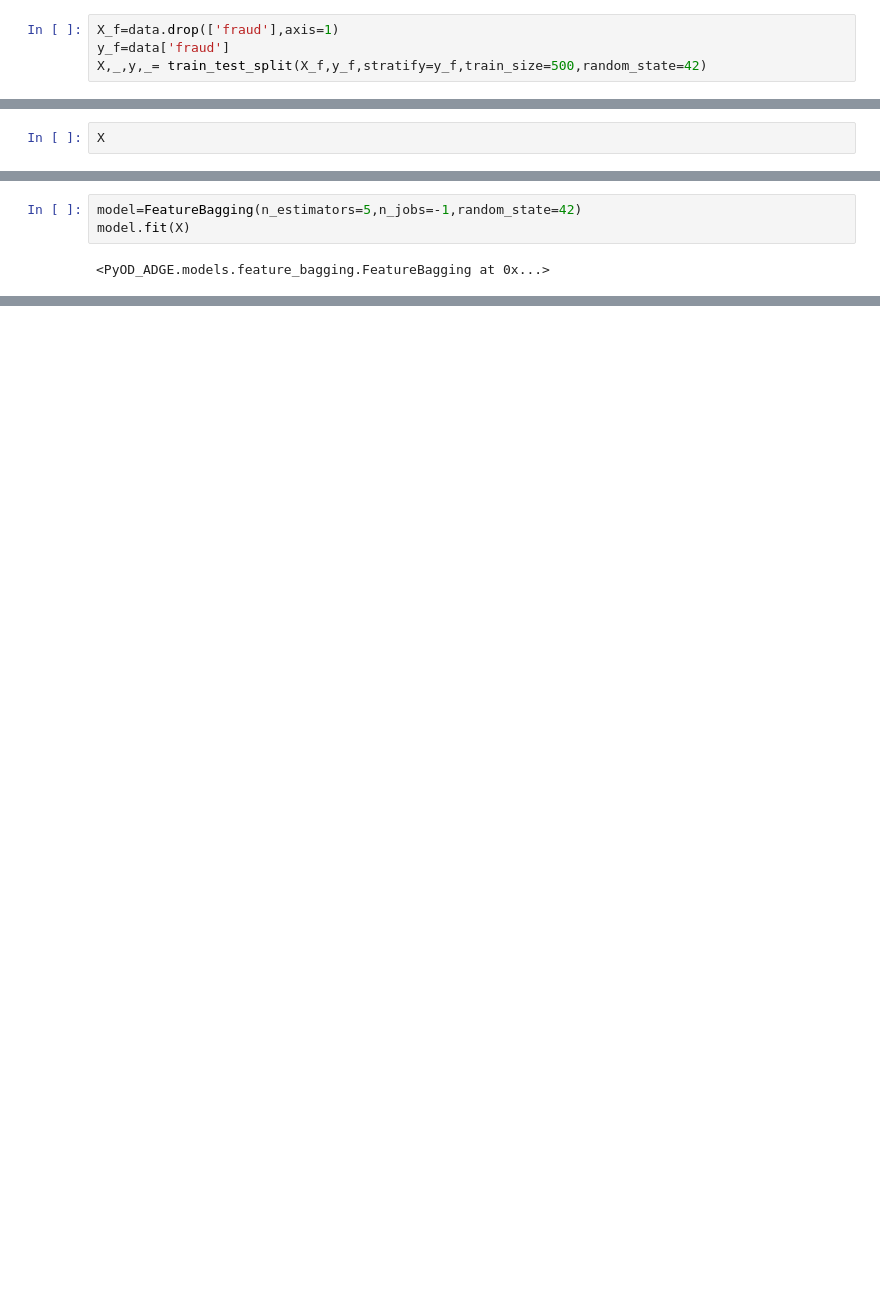
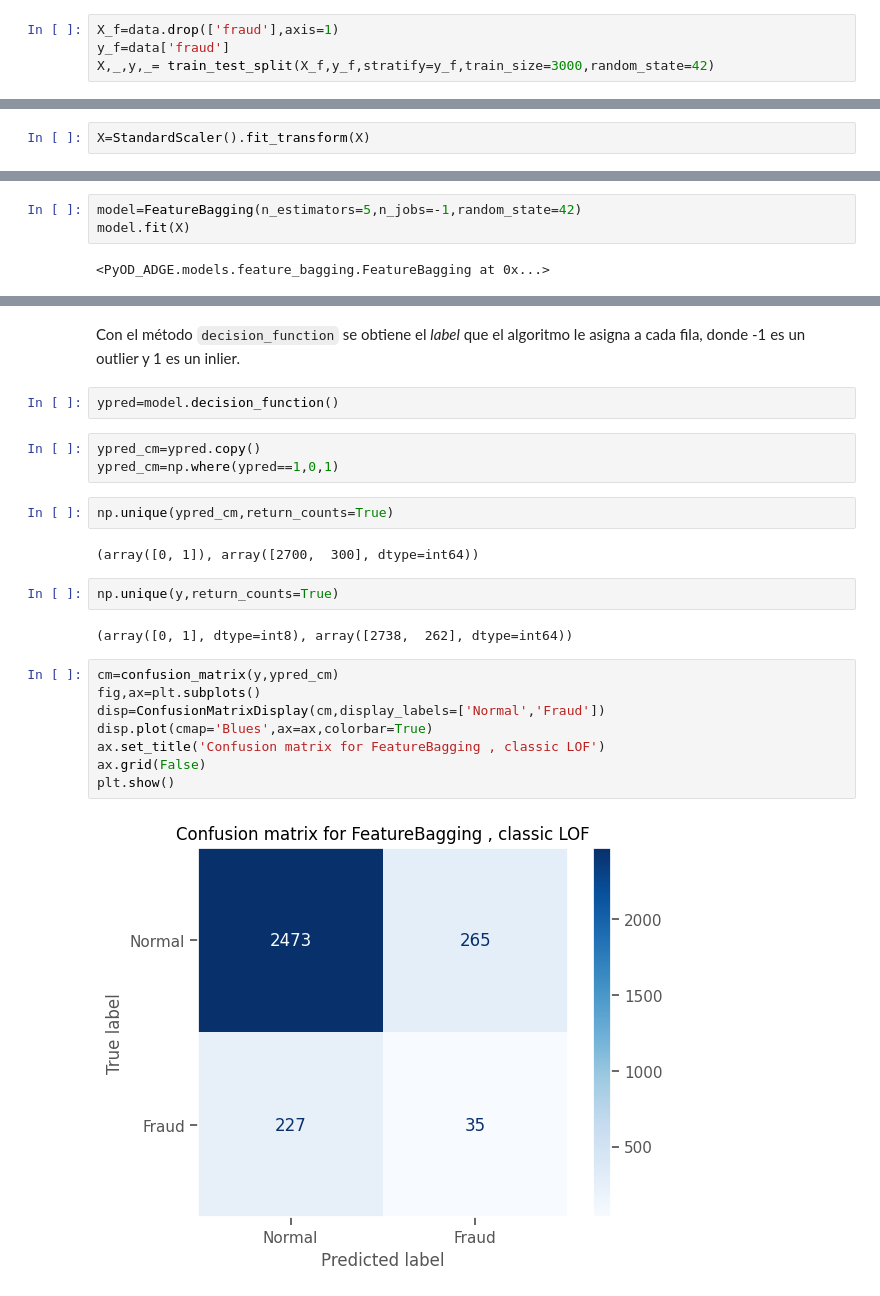
Before and after one commit to Jonkkeyler333/PyOD_ADGE, a Jupyter notebook: notebooks/feature_bagging.ipynb, the cells around one changed output, grey strips where cells are left out. Saved outputs shown, nothing was run; the diff lists cells and outputs as text; blank space fills up the shorter version.

Commit message:
feature bagging v2 , with notebook and doc

````diff
--- a/notebooks/feature_bagging.ipynb
+++ b/notebooks/feature_bagging.ipynb
@@ -74,7 +79,7 @@ Name: count, dtype: int64
 # %%
 X_f=data.drop(['fraud'],axis=1)
 y_f=data['fraud']
-X,_,y,_= train_test_split(X_f,y_f,stratify=y_f,train_size=500,random_state=42)
+X,_,y,_= train_test_split(X_f,y_f,stratify=y_f,train_size=3000,random_state=42)
 # %%
 y.value_counts()
 # %% [output]
@@ -84,3 +89,3 @@ fraud
 Name: count, dtype: int64
 # %%
-X
+X=StandardScaler().fit_transform(X)
@@ -135,0 +119,25 @@ Name: fraud, dtype: int8
+# %% [markdown]
+Con el método ```decision_function``` se obtiene el *label* que el algoritmo le asigna a cada fila, donde -1 es un outlier y 1 es un inlier.
+# %%
+ypred=model.decision_function()
+# %%
+ypred_cm=ypred.copy()
+ypred_cm=np.where(ypred==1,0,1)
+# %%
+np.unique(ypred_cm,return_counts=True)
+# %% [output]
+(array([0, 1]), array([2700,  300], dtype=int64))
+# %%
+np.unique(y,return_counts=True)
+# %% [output]
+(array([0, 1], dtype=int8), array([2738,  262], dtype=int64))
+# %%
+cm=confusion_matrix(y,ypred_cm)
+fig,ax=plt.subplots()
+disp=ConfusionMatrixDisplay(cm,display_labels=['Normal','Fraud'])
+disp.plot(cmap='Blues',ax=ax,colorbar=True)
+ax.set_title('Confusion matrix for FeatureBagging , classic LOF')
+ax.grid(False)
+plt.show()
+# %% [output]
+[figure, added]
````
Also changed, not shown: parts of 17 cells of this notebook, 1 other file.
